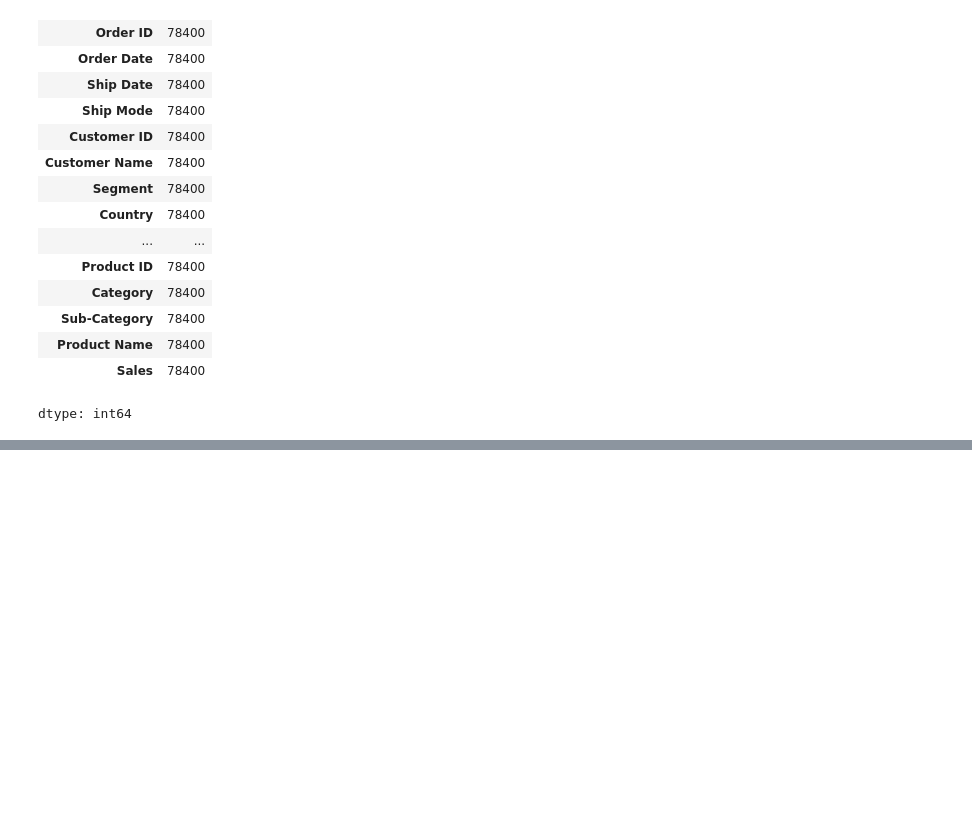
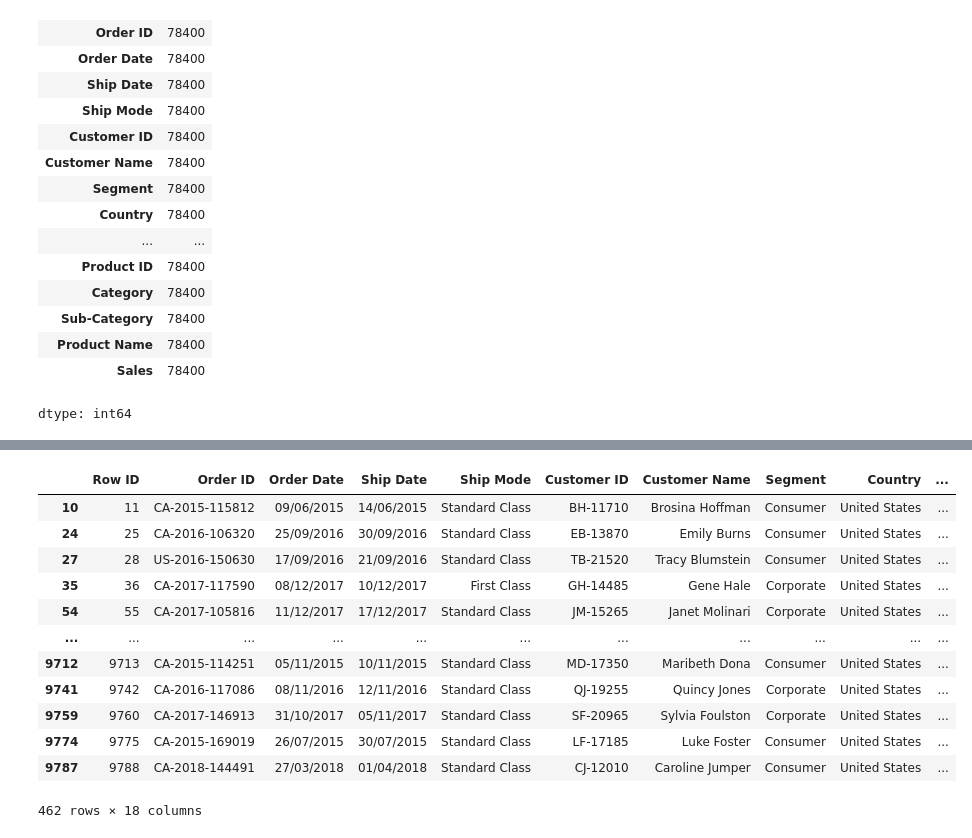
Before and after one commit to ranjanvrma/retail-sales-analytics, a Jupyter notebook: notebooks/01_data_understanding.ipynb, the cells around one changed output, grey strips where cells are left out. Drawn from its saved outputs; the diff is of its cells as text; code cells hidden in the pictures; blank space fills up the shorter version.

```diff
--- a/notebooks/01_data_understanding.ipynb
+++ b/notebooks/01_data_understanding.ipynb
@@ -100,0 +347,17 @@ dtype: int64
+# %%
+# Show all rows where: Sales > 1000
+df[df['Sales'] > 1000]
+# %% [output]
+|  | Row ID | Order ID | Order Date | Ship Date | Ship Mode | Customer ID | Customer Name | Segment | Country | ... |
+| 10 | 11 | CA-2015-115812 | 09/06/2015 | 14/06/2015 | Standard Class | BH-11710 | Brosina Hoffman | Consumer | United States | ... |
+| 24 | 25 | CA-2016-106320 | 25/09/2016 | 30/09/2016 | Standard Class | EB-13870 | Emily Burns | Consumer | United States | ... |
+| 27 | 28 | US-2016-150630 | 17/09/2016 | 21/09/2016 | Standard Class | TB-21520 | Tracy Blumstein | Consumer | United States | ... |
+| 35 | 36 | CA-2017-117590 | 08/12/2017 | 10/12/2017 | First Class | GH-14485 | Gene Hale | Corporate | United States | ... |
+| 54 | 55 | CA-2017-105816 | 11/12/2017 | 17/12/2017 | Standard Class | JM-15265 | Janet Molinari | Corporate | United States | ... |
+| ... | ... | ... | ... | ... | ... | ... | ... | ... | ... | ... |
+| 9712 | 9713 | CA-2015-114251 | 05/11/2015 | 10/11/2015 | Standard Class | MD-17350 | Maribeth Dona | Consumer | United States | ... |
+| 9741 | 9742 | CA-2016-117086 | 08/11/2016 | 12/11/2016 | Standard Class | QJ-19255 | Quincy Jones | Corporate | United States | ... |
+| 9759 | 9760 | CA-2017-146913 | 31/10/2017 | 05/11/2017 | Standard Class | SF-20965 | Sylvia Foulston | Corporate | United States | ... |
+| 9774 | 9775 | CA-2015-169019 | 26/07/2015 | 30/07/2015 | Standard Class | LF-17185 | Luke Foster | Consumer | United States | ... |
+| 9787 | 9788 | CA-2018-144491 | 27/03/2018 | 01/04/2018 | Standard Class | CJ-12010 | Caroline Jumper | Consumer | United States | ... |
+462 rows × 18 columns
```
Also changed, not shown: parts of 30 cells of this notebook.
